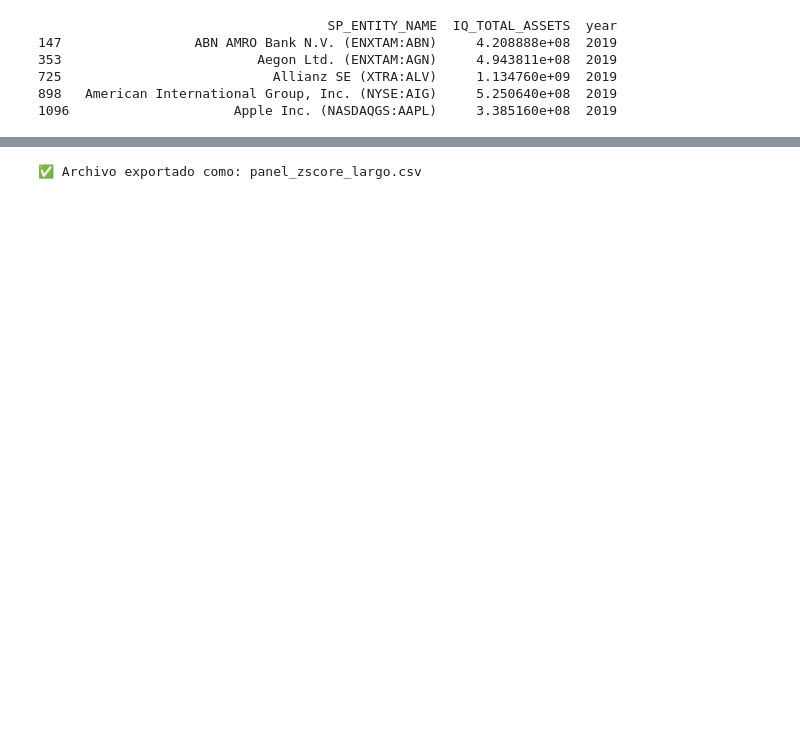
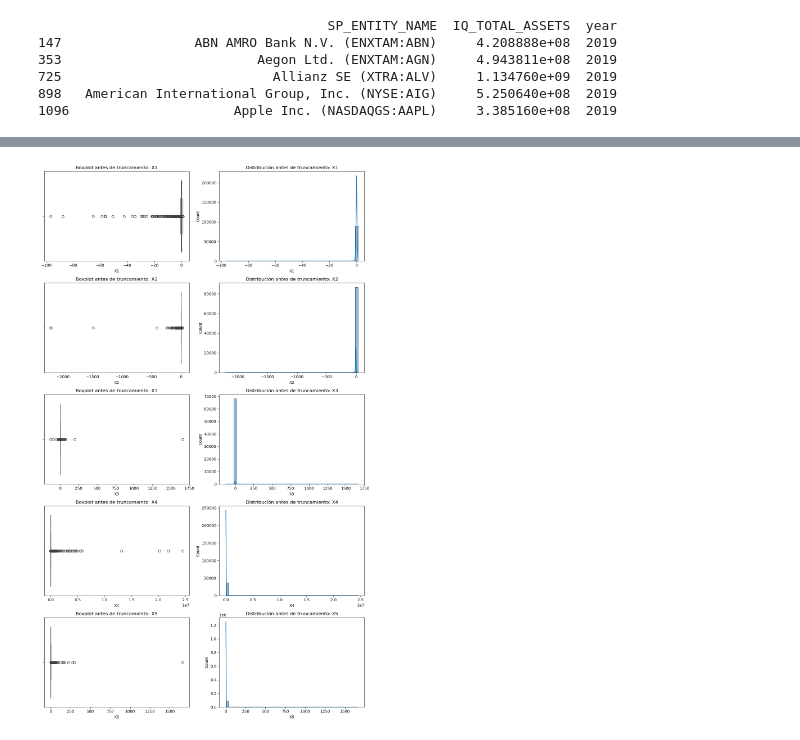
Before and after one commit to daniel4data/zscore-creditrisk, a Jupyter notebook: notebooks/exploracion_zscore.ipynb, the cells around one changed output, grey strips where cells are left out. Drawn from its saved outputs; the diff is of its cells as text; code cells hidden in the pictures; blank space fills up the shorter version.

Commit message:
Versión base estable del panel: limpieza, winsorización y creación de variable is_distressed

```diff
--- a/notebooks/exploracion_zscore.ipynb
+++ b/notebooks/exploracion_zscore.ipynb
@@ -266,24 +231,3 @@ df_panel_largo = transformar_a_formato_largo(df_panel)
 # %%
-# ================ CÁLCULO DE RATIOS PARA Z-SCORE ================ #
-
-# Creamos Working Capital primero
-df_panel_largo["IQ_WORKING_CAPITAL"] = df_panel_largo["IQ_TOTAL_CA"] - df_panel_largo["IQ_TOTAL_CL"]
-
-# X1: Working Capital / Total Assets
-df_panel_largo["Z_X1_WORKING_CAPITAL_RATIO"] = df_panel_largo["IQ_WORKING_CAPITAL"] / df_panel_largo["IQ_TOTAL_ASSETS"]
-
-# X2: Retained Earnings / Total Assets
-df_panel_largo["Z_X2_RE_RATIO"] = df_panel_largo["IQ_RETAINED_EARNINGS"] / df_panel_largo["IQ_TOTAL_ASSETS"]
-
-# X3: EBIT / Total Assets
-df_panel_largo["Z_X3_EBIT_RATIO"] = df_panel_largo["IQ_EBIT"] / df_panel_largo["IQ_TOTAL_ASSETS"]
-
-# X4: Market Value of Equity / Total Liabilities = Share Price * Shares Outstanding / Total Liabilities
-df_panel_largo["Z_MARKET_VALUE_EQUITY"] = df_panel_largo["SP_PRICE_CLOSE"] * df_panel_largo["IQ_AVG_BASIC_SHARES_OUT"]
-
-# X5: Sales / Total Assets
-df_panel_largo["Z_X5_SALES_RATIO"] = df_panel_largo["IQ_TOTAL_REV"] / df_panel_largo["IQ_TOTAL_ASSETS"]
-
-# Confirmamos que las nuevas columnas se hayan creado
-print("✅ Ratios Z-Score generados:")
-print(df_panel_largo.filter(regex="^Z_").columns.tolist())
+# ================ CÁLCULO DE RATIOS ================ #
+df_zlogit = calcular_ratios_zlogit(df_largo)
@@ -312,3 +259,21 @@ print(f"✅ Registros válidos para modelar Z-Score: {total_validos:,} de {len(d
 # %%
-# Sustituimos valores infinitos por NaN
-df_panel_largo.replace([np.inf, -np.inf], np.nan, inplace=True)
+# Cargamos el dataframe limpio ya con X1 a X5
+df = df_zlogit.copy()
+
+# Lista de variables a truncar
+ratios = ["X1", "X2", "X3", "X4", "X5"]
+
+# Creamos gráficos boxplot y distribución antes de winsorizar
+fig, axes = plt.subplots(len(ratios), 2, figsize=(12, 20))
+
+for i, var in enumerate(ratios):
+    sns.boxplot(x=df[var], ax=axes[i, 0])
+    axes[i, 0].set_title(f"Boxplot antes de truncamiento: {var}")
+
+    sns.histplot(df[var], kde=True, bins=50, ax=axes[i, 1])
+    axes[i, 1].set_title(f"Distribución antes de truncamiento: {var}")
+
+plt.tight_layout()
+plt.show()
+# %% [output]
+[figure, added]
@@ -324,7 +279,0 @@ df_panel_largo = df_panel_largo[
-# %%
-# ========== EXPORTACIÓN ========== #
-
-df_panel_largo.to_csv("../outputs/panel_zscore_largo.csv", index=False)
-print("✅ Archivo exportado como: panel_zscore_largo.csv")
-# %% [output]
-✅ Archivo exportado como: panel_zscore_largo.csv
```
Also changed, not shown: parts of 28 cells of this notebook, 2 other files.
